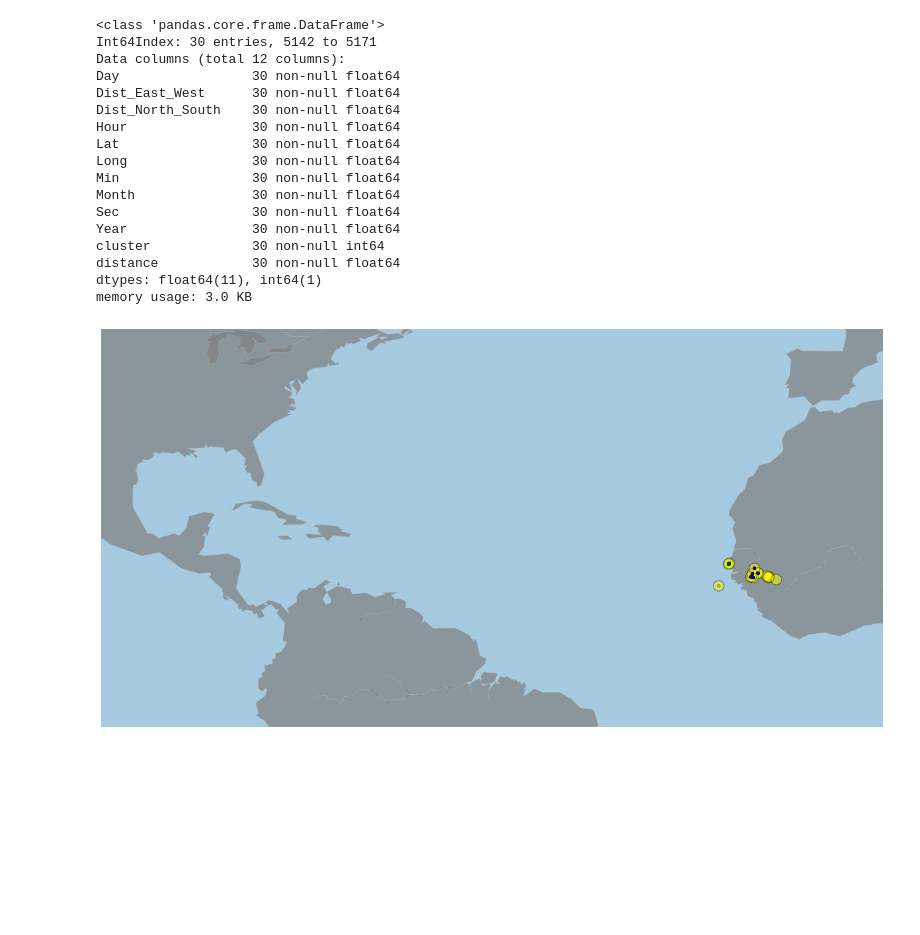
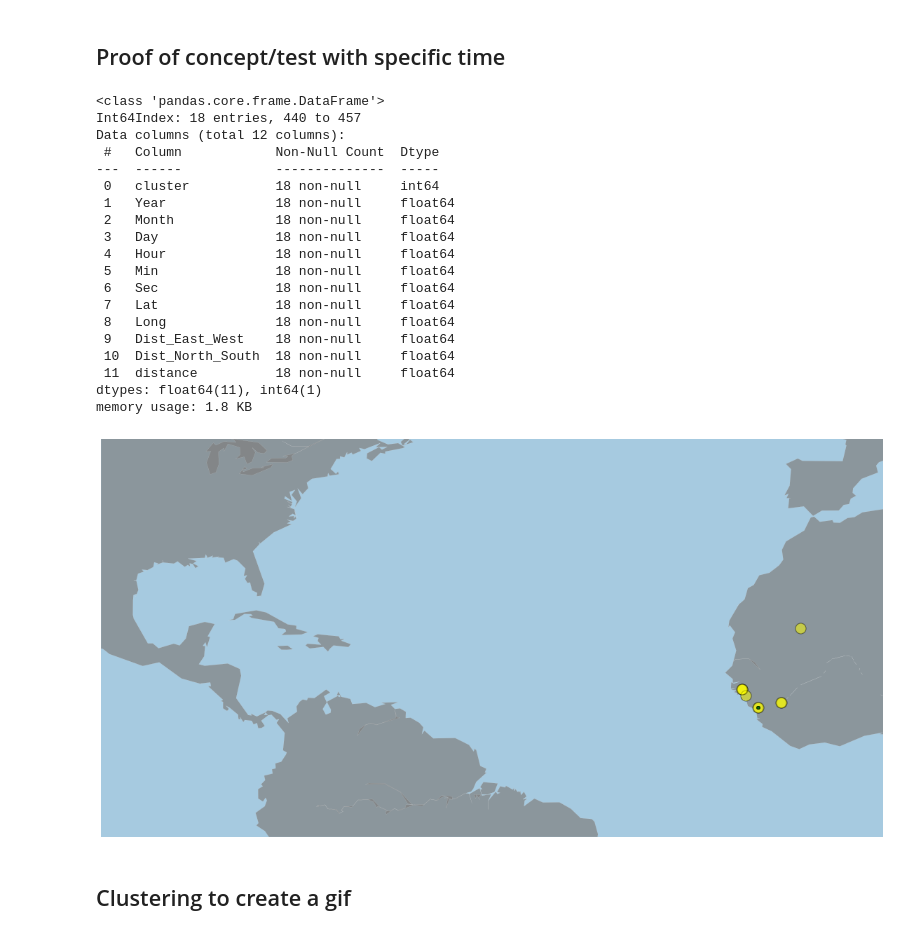
Before and after one commit to aeonwilliams/TeamSqueem, a Jupyter notebook: lighting_graphing/LightningGraphing-KMEANS.ipynb, the cells around one changed output. Cells and saved outputs as stored; diff of their text form; code cells hidden in the pictures; blank space fills up the shorter version.

Commit message:
kmeans wip
almost done, makes most plots but need to fix a buggo, then plug in the gif maker.

```diff
--- a/lighting_graphing/LightningGraphing-KMEANS.ipynb
+++ b/lighting_graphing/LightningGraphing-KMEANS.ipynb
@@ -110,28 +196,34 @@ distance            230720 non-null float64
 dtypes: float64(11), int64(1)
 memory usage: 21.1 MB
+# %% [markdown]
+## Proof of concept/test with specific time
 # %%
-#apply date restriction if desired
-df_time = df_time[(df_time['Year'] == 2017) &
-                   (df_time['Month'] == 8) &
-                   (df_time['Day'] == 27) &
-                   (df_time['Hour'] == 23) &
-                   (df_time['Min'] == 30)]
-df_time.info()
+#apply date restriction
+year, month, day, hour, minute = 2017, 8, 27, 18, 30
+
+temp = df_time[(df_time['Year'] == year) &
+                   (df_time['Month'] == month) &
+                   (df_time['Day'] == day) &
+                   (df_time['Hour'] == hour) &
+                   (df_time['Min'] == minute)]
+temp.info()
 # %% [output]
 <class 'pandas.core.frame.DataFrame'>
-Int64Index: 30 entries, 5142 to 5171
+Int64Index: 18 entries, 440 to 457
 Data columns (total 12 columns):
-Day                 30 non-null float64
-Dist_East_West      30 non-null float64
-Dist_North_South    30 non-null float64
-Hour                30 non-null float64
-Lat                 30 non-null float64
-Long                30 non-null float64
-Min                 30 non-null float64
-Month               30 non-null float64
-Sec                 30 non-null float64
-Year                30 non-null float64
-cluster             30 non-null int64
-distance            30 non-null float64
+ #   Column            Non-Null Count  Dtype
+---  ------            --------------  -----
+ 0   cluster           18 non-null     int64
+ 1   Year              18 non-null     float64
+ 2   Month             18 non-null     float64
+ 3   Day               18 non-null     float64
+ 4   Hour              18 non-null     float64
+ 5   Min               18 non-null     float64
+ 6   Sec               18 non-null     float64
+ 7   Lat               18 non-null     float64
+ 8   Long              18 non-null     float64
+ 9   Dist_East_West    18 non-null     float64
+ 10  Dist_North_South  18 non-null     float64
+ 11  distance          18 non-null     float64
 dtypes: float64(11), int64(1)
-memory usage: 3.0 KB
+memory usage: 1.8 KB
@@ -204,28 +230,30 @@ outer_clusters = kmeansify_outer()
+# %%
+inner_clusters = create_inner_df(temp)
+rainband_clusters = create_rainband_df(temp)
+outer_clusters = create_outer_df(temp)
 # %%
-'''
-df_inner.plot.scatter(x='Lat',y='Long', c=labels, s=50, cmap='spring', figsize=(40,40))
-plt.scatter(centers[:, 0], centers[:, 1], c='black', s= 200, alpha=.5)
-plt.show()'''
 inner_centers = pd.DataFrame(data=inner_clusters, columns=["Lat", "Long"])
 rainband_centers = pd.DataFrame(data=rainband_clusters, columns=["Lat", "Long"])
 outer_centers = pd.DataFrame(data=outer_clusters, columns=["Lat", "Long"])
 
 ln = pd.read_csv('./Irma Storm centered/ATL_17_11_Irma_WWLLN_Locations.txt',header=None,names=["Year","Month","Day","Hour","Min","Sec","Lat","Long","Dist_East_West","Dist_North_South"],low_memory=False,sep=' ')
 minLong_, minLat_, maxLong_, maxLat_ = ln['Long'].min(), ln['Lat'].min(), ln['Long'].max(), ln['Lat'].max()
 buffer = 10
 
 plt.figure(figsize=(20,20))
 m = Basemap(llcrnrlon=minLong_-buffer, llcrnrlat=minLat_-buffer,urcrnrlon=maxLong_+buffer,urcrnrlat=maxLat_+buffer,lon_0=0,lat_0=0)
 m.drawmapboundary(fill_color='#A6CAE0', linewidth=0)
 m.fillcontinents(color='grey', alpha=0.7, lake_color='grey')
 m.drawcoastlines(linewidth=0.1, color="white")
 
 # Plot the lightning data
-m.plot(df_time['Long'], df_time['Lat'], linestyle='none', marker="o", markersize=15, alpha=0.3, c="yellow", markeredgecolor="black", markeredgewidth=1)
+m.plot(temp['Long'], temp['Lat'], linestyle='none', marker="o", markersize=15, alpha=0.3, c="yellow", markeredgecolor="black", markeredgewidth=1)
 m.plot(inner_centers['Long'], inner_centers['Lat'], linestyle='none', marker=".", markersize=8, alpha=0.3, c="red", markeredgecolor="black", markeredgewidth=1)
 m.plot(rainband_centers['Long'], rainband_centers['Lat'], linestyle='none', marker=".", markersize=8, alpha=0.3, c="green", markeredgecolor="black", markeredgewidth=1)
 m.plot(outer_centers['Long'], outer_centers['Lat'], linestyle='none', marker=".", markersize=8, alpha=0.3, c="blue", markeredgecolor="black", markeredgewidth=1)
 
 plt.show()
 # %% [output]
-[figure, old version]
+[figure, new version]
+# %% [markdown]
+## Clustering to create a gif
```
Also changed, not shown: parts of 12 cells of this notebook.
